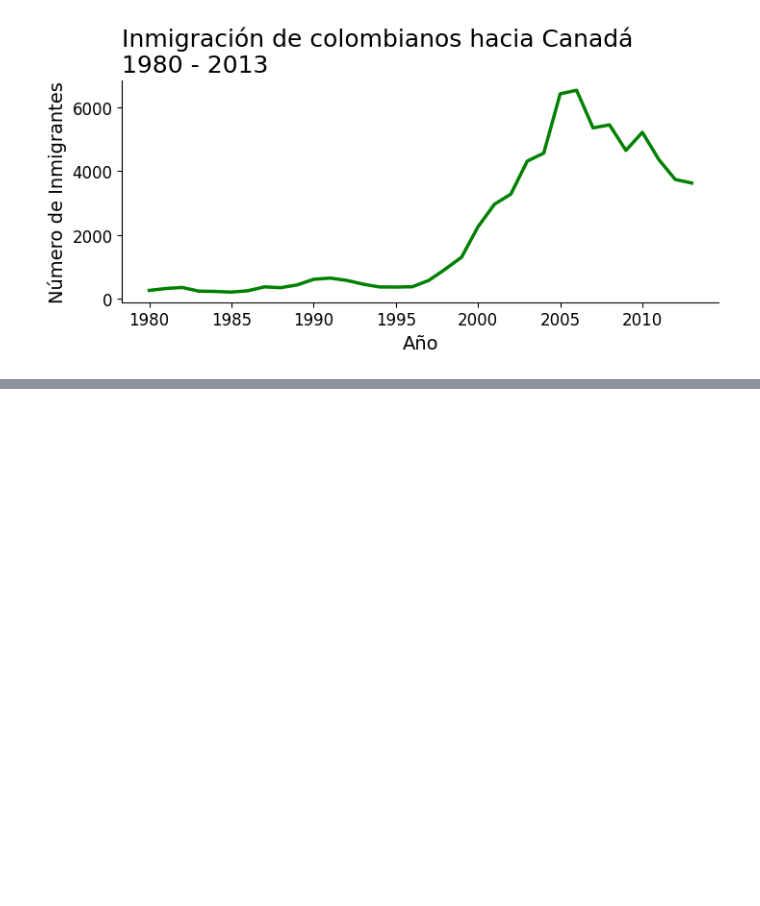
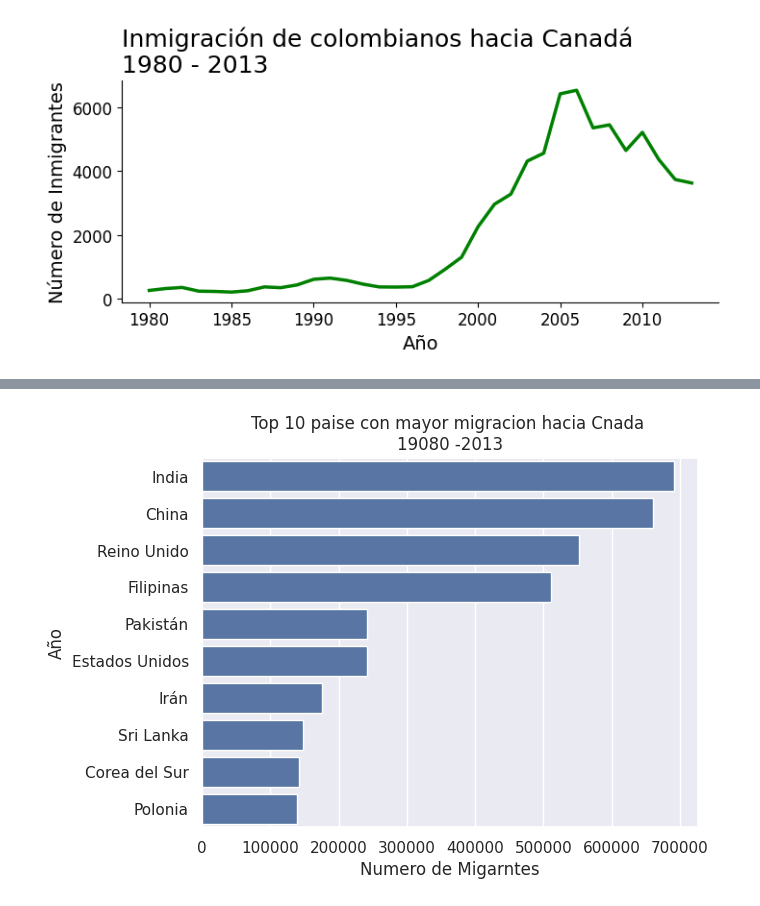
Before and after one commit to TheRealMrR/One_SegundaParte, a Jupyter notebook: visualizacion_de_datos_con_python.ipynb, the cells around one changed output, grey strips where cells are left out. Cells and saved outputs as stored; diff of their text form; code cells hidden in the pictures; blank space fills up the shorter version.

```diff
--- a/visualizacion_de_datos_con_python.ipynb
+++ b/visualizacion_de_datos_con_python.ipynb
@@ -346,0 +372,5 @@ plt.show()
+# %%
+sns.set_theme()
+# %%
+top_10 = df.sort_values('Total',ascending=False).head(10)
+top_10
@@ -346,0 +391,8 @@ plt.show()
+# %%
+ax = sns.barplot(data=top_10,x='Total',y=top_10.index,orient='h')
+ax.set(title='Top 10 paise con mayor migracion hacia Cnada \n19080 -2013',
+       xlabel='Numero de Migarntes',
+       ylabel='Año')
+plt.show()
+# %% [output]
+[figure, added]
```
Also changed, not shown: parts of 14 cells of this notebook.
